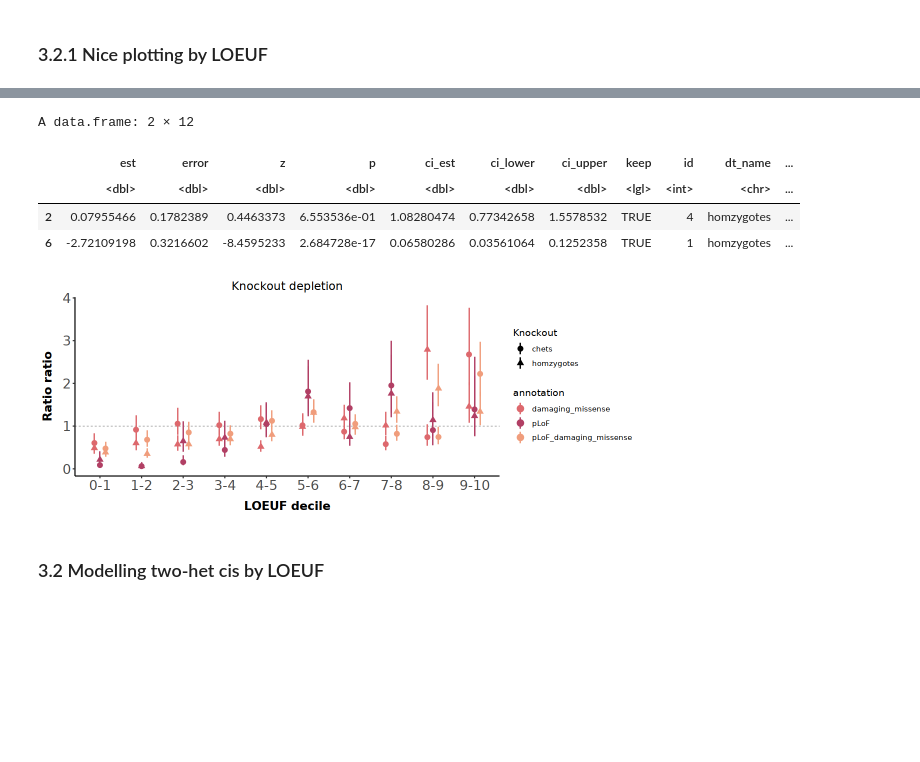
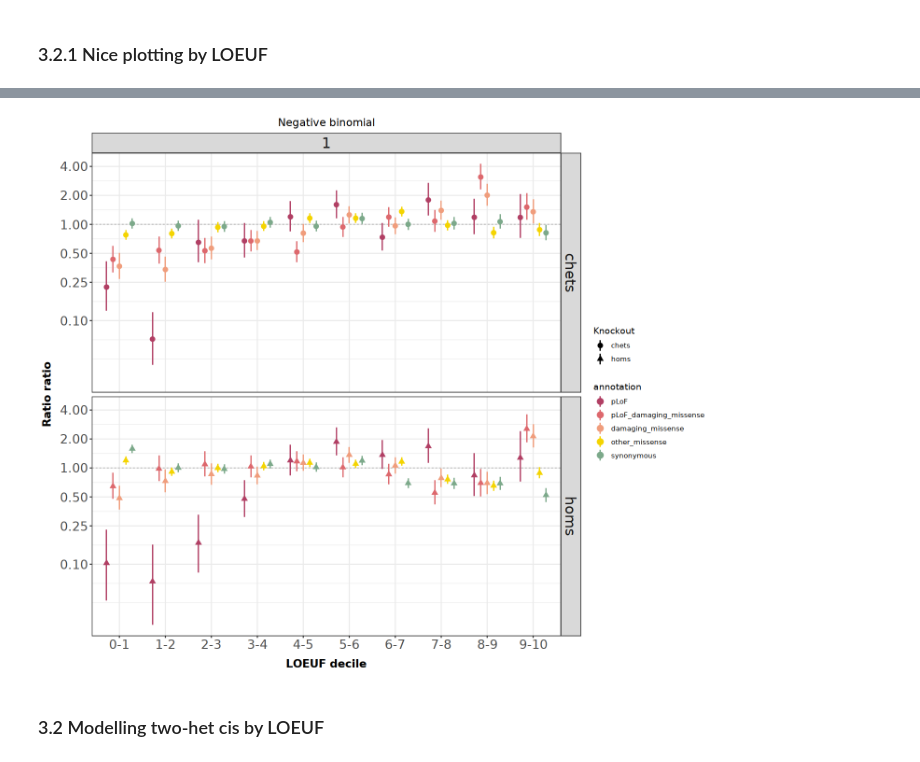
Before and after one commit to frhl/wes_ko_ukbb, a Jupyter notebook: notebooks/220825_transfer_figure2_plots.ipynb, the cells around one changed output, grey strips where cells are left out. Saved outputs shown, nothing was run; the diff lists cells and outputs as text; code cells hidden in the pictures; blank space fills up the shorter version.

```diff
--- a/notebooks/220825_transfer_figure2_plots.ipynb
+++ b/notebooks/220825_transfer_figure2_plots.ipynb
@@ -1454,0 +1258,2 @@ ggplot(d, aes(
+# %%
+d$annotation <- factor(d$annotation, levels = annotations)
@@ -1523,12 +1295,0 @@ outer_list <- lapply(annotations, function(anno){
-# %%
-d <- do.call(rbind, outer_list)
-ids <- sort(unique(d$id))
-d$loeuf <- factor(unlist(lapply(d$id, function(id) paste0(id,'-',id+1))))
-# %%
-head(d, n = 2)
-# %% [output]
-A data.frame: 2 × 12
-|  | est | error | z | p | ci_est | ci_lower | ci_upper | keep | id | dt_name | ... |
-|  | <dbl> | <dbl> | <dbl> | <dbl> | <dbl> | <dbl> | <dbl> | <lgl> | <int> | <chr> | ... |
-| 2 | 0.07955466 | 0.1782389 | 0.4463373 | 6.553536e-01 | 1.08280474 | 0.77342658 | 1.5578532 | TRUE | 4 | homzygotes | ... |
-| 6 | -2.72109198 | 0.3216602 | -8.4595233 | 2.684728e-17 | 0.06580286 | 0.03561064 | 0.1252358 | TRUE | 1 | homzygotes | ... |
@@ -1535,44 +1298,60 @@ A data.frame: 2 × 12
+# %%
+d1 <- d[,c("id","hom_est", "hom_error", "hom_z", "hom_p", "hom_ci_est", "hom_ci_lower", "hom_ci_upper", "annotation", "loeuf")]
+d2 <- d[,c("id","chet_est", "chet_error", "chet_z", "chet_p", "chet_ci_est", "chet_ci_lower", "chet_ci_upper", "annotation", "loeuf")]
+colnames(d1) <- gsub("hom_", "", colnames(d1))
+colnames(d2) <- gsub("chet_", "", colnames(d2))
+d1$dt_name <- "homs"
+d2$dt_name <- "chets"
+dout <- rbind(d1, d2)
 # %%
-categories <- levels(d$annotation)
-my_colors <- c("#DD686D","#B13F64", "#F09D7C")
+categories <- c('pLoF','pLoF_damaging_missense','damaging_missense','other_missense','synonymous')
+my_colors <- c("#B13F64","#DD686D","#F09D7C", "#F4D400", "#7CA98A")
 names(my_colors) <- categories
 fill_scale <- scale_fill_manual(name = "annotation", values = my_colors)
 color_scale <- scale_color_manual(name = "annotation", values = my_colors)
+levels(dout$annotation) <- categories
 # %%
-options(repr.plot.width=10, repr.plot.height=4)
-pd <- position_dodge(0.4)
-ggplot(d, aes(
+options(repr.plot.width=12, repr.plot.height=10)
+pd <- position_dodge(0.7)
+ggplot(dout, aes(
              x=loeuf,
-             y=ci_est, ymin=ci_lower, ymax=ci_upper,
+             y=ci_est,
+             ymin=ci_lower,
+             ymax=ci_upper,
              color=annotation,
              group=annotation,
              shape=dt_name
             )
       ) +
     geom_hline(yintercept = 1, linetype = 'dashed', color = "grey") +
     geom_pointrange(position = pd, size = 0.6) +
-    scale_y_continuous(breaks=scales::pretty_breaks(n=5)) +
-    #coord_cartesian(ylim=c(0, 3)) +
+    scale_y_continuous(
+        #breaks=scales::pretty_breaks(n=5),
+        trans="log10",
+        breaks=c(0.1, 0.25, 0.5, 1, 2, 4, 8)
+    ) +
+    #coord_cartesian(ylim=c(0, 5)) +
     xlab("LOEUF decile") +
     ylab("Ratio ratio") +
     color_scale +
-    theme_classic() +
+    theme_bw() +
     labs(shape="Knockout", color = "Annotation") +
-    ggtitle("Knockout depletion") +
+    ggtitle("Negative binomial") +
         theme(
         legend.position = "right",
         strip.text = element_text(size=18),
         axis.text=element_text(size=16),
         axis.title=element_text(size=14,face="bold"),
         axis.title.x = element_text(margin=ggplot2::margin(t=10)),
         axis.title.y = element_text(margin=ggplot2::margin(r=10)),
         plot.title = element_text(hjust=0.5),
-        panel.background = element_blank(),
-        panel.grid.major = element_blank(),
-        panel.grid.minor = element_blank()
-    )
+        #panel.background = element_blank(),
+        #panel.grid.major = element_blank(),
+        #panel.grid.minor = element_blank()
+    ) +
+    facet_grid(dt_name~1)
 # %% [output]
-[figure, old version]
+[figure, new version]
 # %%
 options(repr.plot.width=16, repr.plot.height=6)
 ggplot(d, aes(
```
Also changed, not shown: parts of 112 cells of this notebook, 4 other files.
